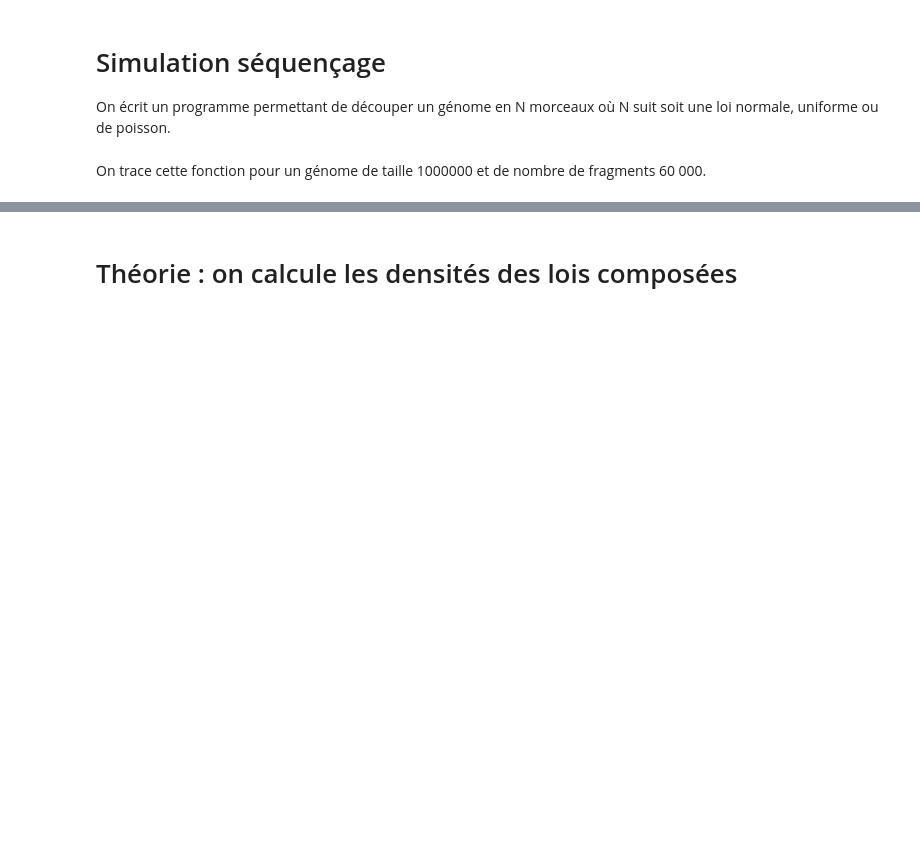
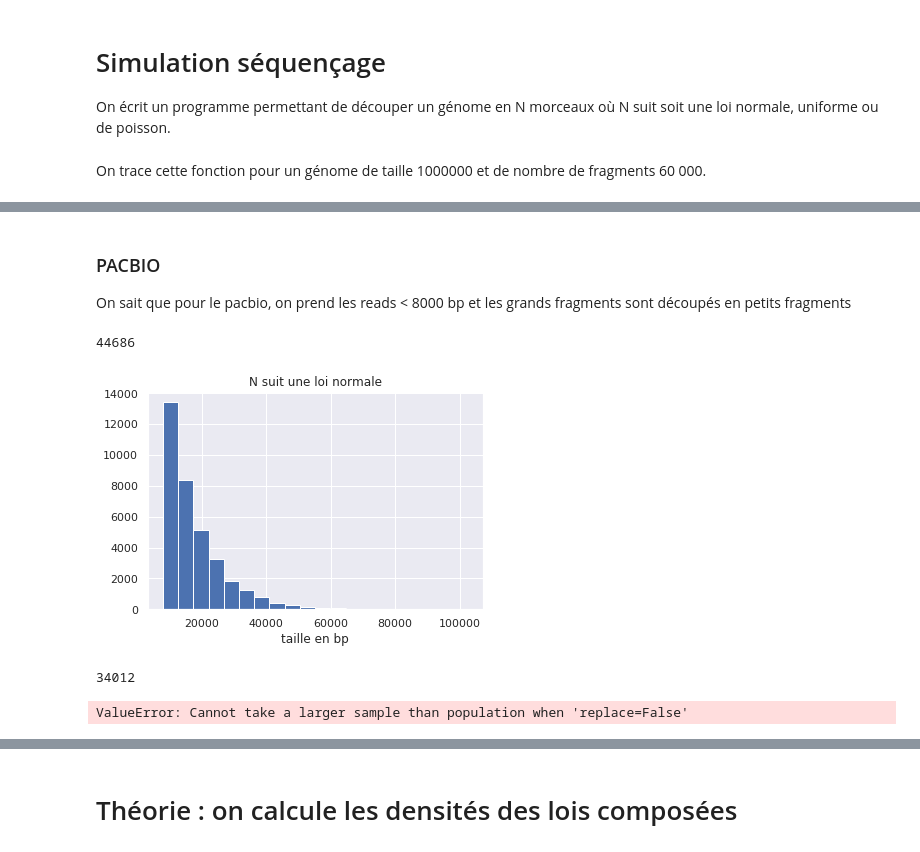
Before and after one commit to aminaghoul/reads_seq, a Jupyter notebook: stage.ipynb, the cells around one changed output, grey strips where cells are left out. Cells and saved outputs as stored; diff of their text form; code cells hidden in the pictures; blank space fills up the shorter version.

```diff
--- a/stage.ipynb
+++ b/stage.ipynb
@@ -345,0 +350,44 @@ for loi, parametres in [
+# %% [markdown]
+### PACBIO
+
+On sait que pour le pacbio, on prend les reads < 8000 bp et les grands fragments sont découpés en petits fragments
+# %%
+taille_genome =1000000
+
+
+def poid(element, tout, maxi, mini):
+    p = maxi - element
+    return p
+
+for loi, parametres in [
+    ('normale', (100, 10)),
+    ('uniforme', (200, 300)),
+    ('poisson', 265)
+]:
+    fragments = list(chain.from_iterable(fracture([taille_genome] * 1000, taille_genome, loi, parametres)))
+
+    maxi, mini = max(fragments), min(fragments)
+    sumi = sum(fragments)
+
+
+    fragments = [i  for i in fragments if i > 8000]
+    print(len(fragments))
+    for i in fragments:
+
+    poids = list(map(partial(poid, mini=mini, maxi=maxi, tout=fragments), fragments))
+    s=sum(poids)
+    fragments = choice(fragments, 35065, p=poids/s, replace=False)
+    #fragments = choices(fragments, poids, k=1000)
+
+    weights = np.ones_like(fragments) / float(len(fragments))
+
+    #plt.plot(x*taille_genome, beta.pdf(x, 1, 60000),'r-', lw=5, alpha=0.6, label='densité bêta(1,60000)')
+    plt.xlabel('taille en bp')
+    plt.title('N suit une loi %s' %loi)
+    plt.hist(fragments, bins=20)
+    plt.show()
+# %% [output]
+44686
+[figure, added]
+34012
+ValueError: Cannot take a larger sample than population when 'replace=False'
```
Also changed, not shown: parts of 10 cells of this notebook.
